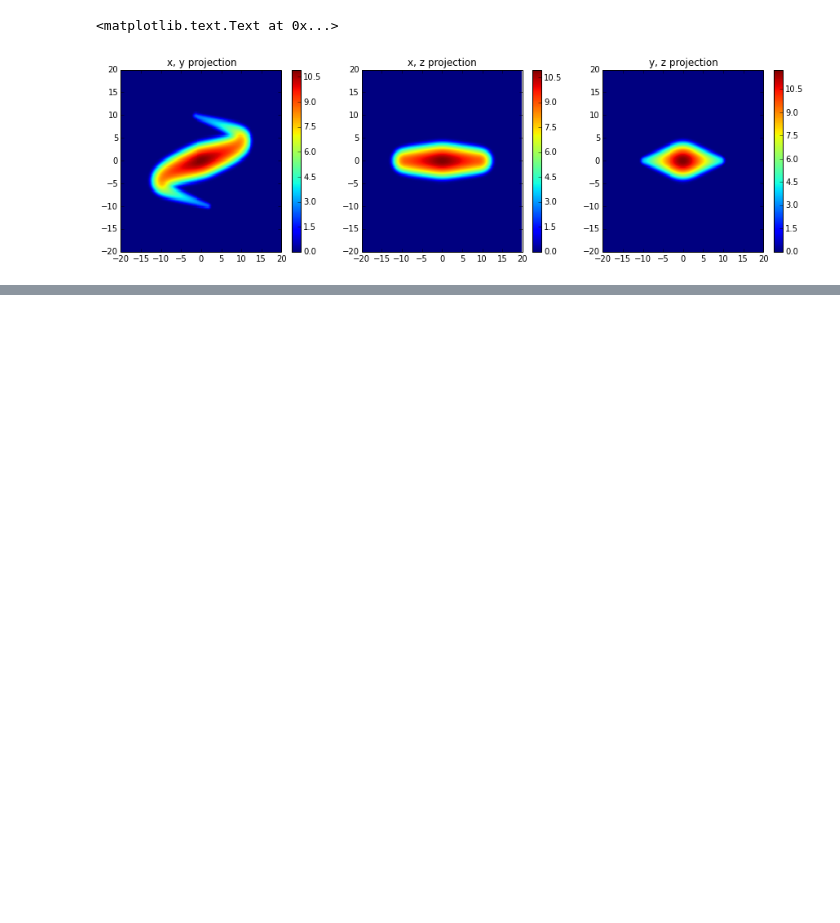
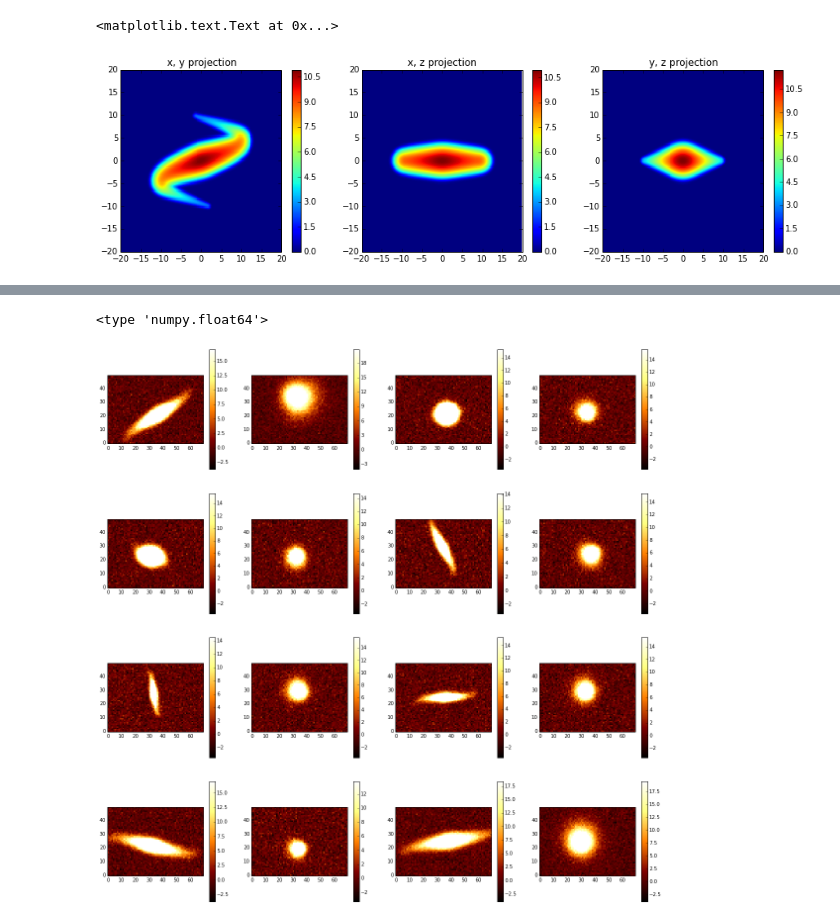
Before and after one commit to davidwhogg/DeprojectAllGalaxies, a Jupyter notebook: astrohack_projections.ipynb, the cells around one changed output, grey strips where cells are left out. Cells and saved outputs as stored; diff of their text form; code cells hidden in the pictures; blank space fills up the shorter version.

```diff
--- a/astrohack_projections.ipynb
+++ b/astrohack_projections.ipynb
@@ -93,0 +98,60 @@ AssertionError:
+# %%
+import astrohack_projections
+reload(astrohack_projections)
+import numpy as np
+
+matplotlib.rcParams['figure.figsize'] = 20, 20
+
+# build a kind of galaxy and project it onto x,y,z
+gal_model_B = astrohack_projections.galaxy_model_3d()
+
+scale = 3.
+gal_model_B.add_gaussian(5.0, numpy.array((0.0, 0.0, 2.0)), numpy.eye(3)*3 * scale)
+gal_model_B.add_gaussian(5.0, numpy.array((2.0, 0.0, 2.0)), numpy.eye(3) * scale)
+gal_model_B.add_gaussian(3.0, numpy.array((0.0, 0.0, 2.0)), numpy.array((1., 0, 0, 0, 2., 0, 0, 0, 3.)).reshape((3, 3)) * scale)
+print type(gal_model_A.get_total_mass())
+
+gal_model_B = gal_model_B * (gal_model_A.get_total_mass() / gal_model_B.get_total_mass())
+
+# now do the projection
+xs = numpy.arange(-20, 20, 0.2)
+ys = numpy.arange(-20, 20, 0.2)
+Y, X = numpy.meshgrid(ys, xs)
+
+# plot the same galaxy but with different rotation values
+x_angles = numpy.array((0.0, 30.0, 60.0, 90.0))
+y_angles = numpy.array((0.0, 30.0, 60.0, 90.0))
+
+kwargs = {"interpolation": "nearest",
+          "cmap": "afmhot",
+          "origin": "lower"}
+
+for i, x_angle in enumerate(x_angles):
+    for j, y_angle in enumerate(y_angles):
+
+        xi_hat, eta_hat = astrohack_projections.choose_random_projection()
+        scale = 0.25 * np.exp(np.random.uniform())
+        xshift = np.random.uniform(20., 30.)
+        yshift = np.random.uniform(30., 40.)
+        image = astrohack_projections.astronomical_image()
+        image.set_shape((50, 70))
+        if j % 2 == 0:
+            gal = gal_model_A
+        else:
+            gal = gal_model_B
+        image.add_galaxy(gal, xi_hat, eta_hat, scale, xshift, yshift)
+        image.set_ivar(np.ones(image.get_shape()))
+        image.add_random_noise()
+
+
+        a, mid = np.percentile(image.get_synthetic(), [25., 50.])
+        ran = mid - a
+        vmin = mid - 5. * ran
+        vmax = mid + 20. * ran
+
+        plt.subplot(len(x_angles), len(y_angles), 4*i + j + 1)
+        plt.imshow(image.get_synthetic(), vmin=vmin, vmax=vmax, **kwargs)
+        plt.colorbar()
+# %% [output]
+<type 'numpy.float64'>
+[figure, added]
```
Also changed, not shown: parts of 1 cell of this notebook, 1 other file.
